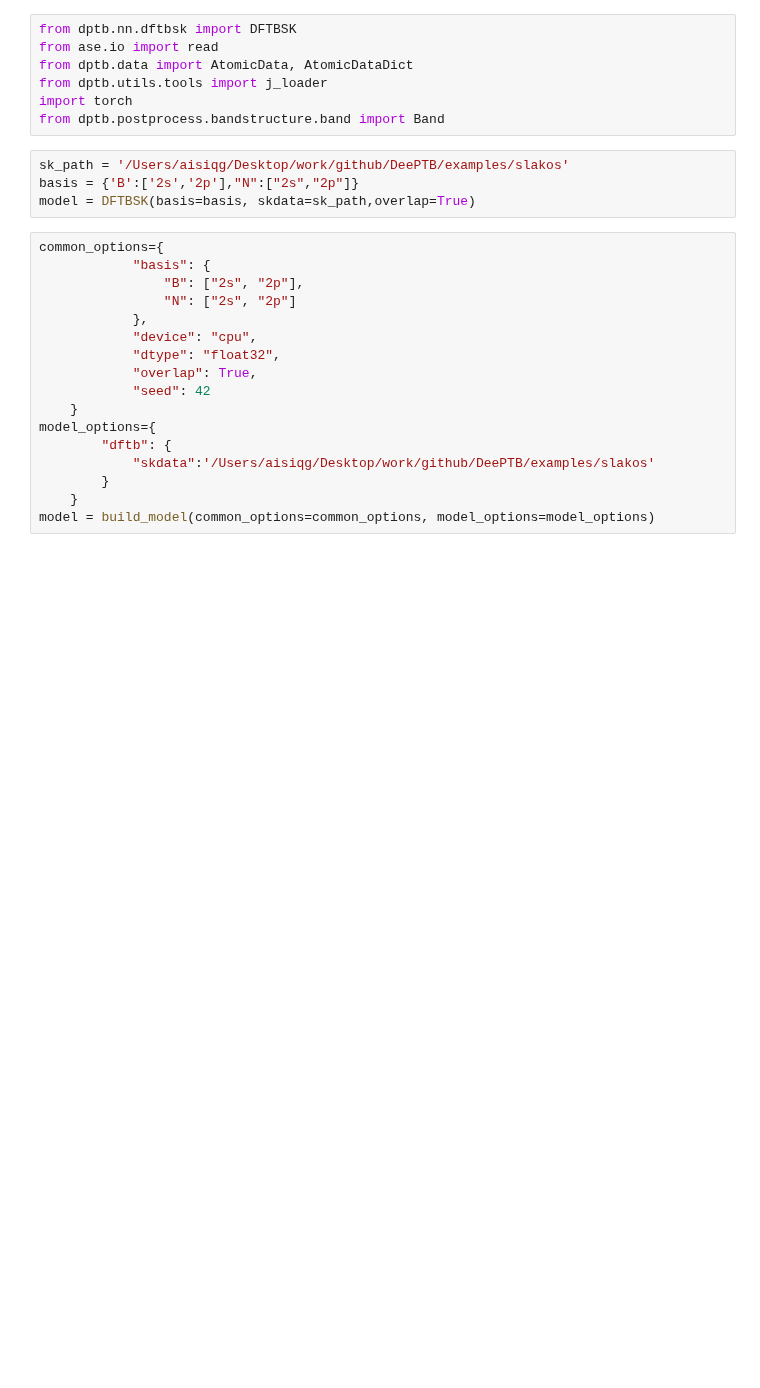
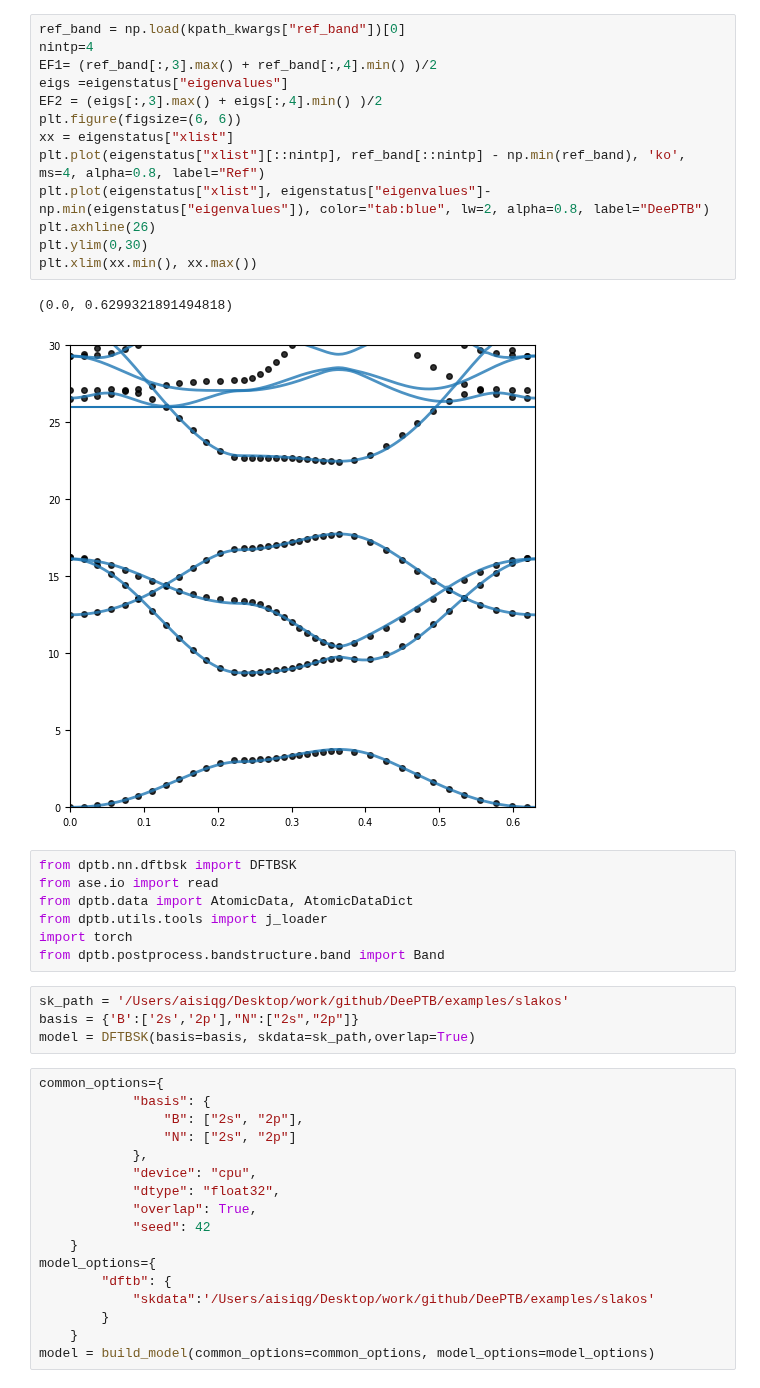
Before and after one commit to deepmodeling/DeePTB, a Jupyter notebook: examples/hBN_dftb/band_plot.ipynb, the cells around one changed output. Saved outputs shown, nothing was run; the diff lists cells and outputs as text; blank space fills up the shorter version.

```diff
--- a/examples/hBN_dftb/band_plot.ipynb
+++ b/examples/hBN_dftb/band_plot.ipynb
@@ -39,3 +49,19 @@ bcal.band_plot(ref_band = kpath_kwargs["ref_band"],
+# %%
+ref_band = np.load(kpath_kwargs["ref_band"])[0]
+nintp=4
+EF1= (ref_band[:,3].max() + ref_band[:,4].min() )/2
+eigs =eigenstatus["eigenvalues"]
+EF2 = (eigs[:,3].max() + eigs[:,4].min() )/2
+plt.figure(figsize=(6, 6))
+xx = eigenstatus["xlist"]
+plt.plot(eigenstatus["xlist"][::nintp], ref_band[::nintp] - np.min(ref_band), 'ko', ms=4, alpha=0.8, label="Ref")
+plt.plot(eigenstatus["xlist"], eigenstatus["eigenvalues"]- np.min(eigenstatus["eigenvalues"]), color="tab:blue", lw=2, alpha=0.8, label="DeePTB")
+plt.axhline(26)
+plt.ylim(0,30)
+plt.xlim(xx.min(), xx.max())
+# %% [output]
+(0.0, 0.6299321891494818)
+[figure, added]
 # %%
 from dptb.nn.dftbsk import DFTBSK
 from ase.io import read
```
Also changed, not shown: parts of 9 cells of this notebook, 15 other files.
